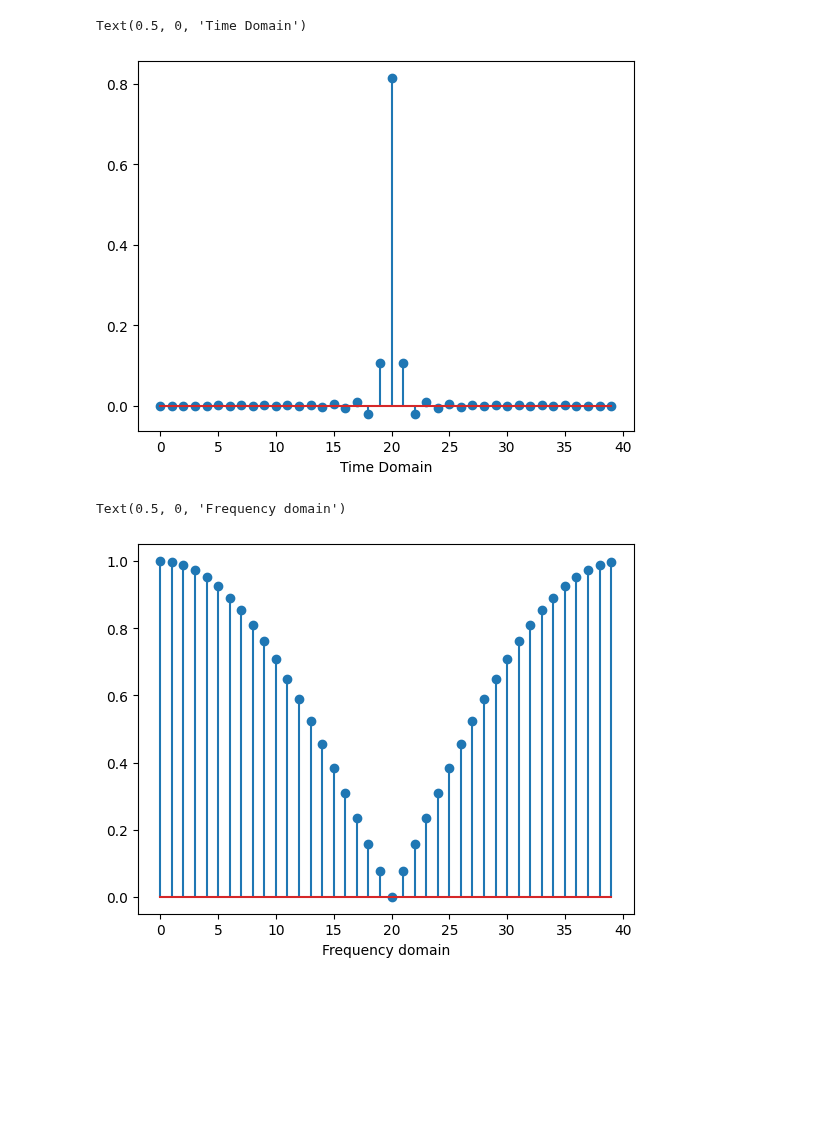
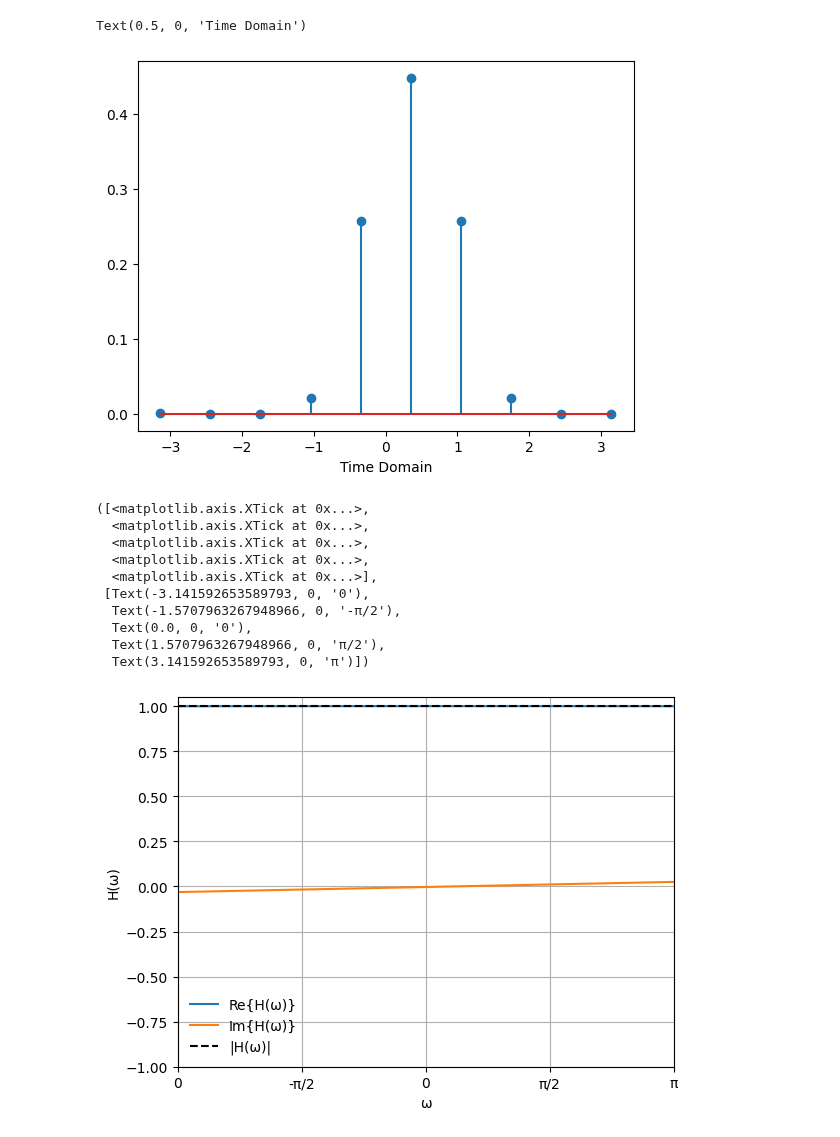
Before and after one commit to DylanReidRamelli/Bachelor-Project-2023, a Jupyter notebook: notebook/filter.ipynb, the cells around one changed output. Saved outputs shown, nothing was run; the diff lists cells and outputs as text; code cells hidden in the pictures; blank space fills up the shorter version.

```diff
--- a/notebook/filter.ipynb
+++ b/notebook/filter.ipynb
@@ -49,21 +88,72 @@ Text(0.5, 0, 'Frequencies.')
 # %%
 # Inverse Fourier Transform of the filter, fftshifted. TIME DOMAIN
 h = np.fft.ifft(H)
-plt.stem(np.arange(filter_size), np.fft.fftshift(h).real)
+plt.stem(np.linspace(-np.pi, np.pi, filter_size), np.fft.fftshift(h).real)
 plt.xlabel("Time Domain")
 # %% [output]
 Text(0.5, 0, 'Time Domain')
-[figure, old version]
+[figure, new version]
 # %%
 #Shift phase. Based on size of filter since it is that which we are shifting now.
-SHIFT = 20.5
+SHIFT = 20.01
 delta = SHIFT % 1
 L = np.zeros(filter_size, dtype=complex)
 for i in range(filter_size):
     L[i] = np.exp(-2j * np.pi * delta * wavenum(i,filter_size)/filter_size)
-plt.stem(np.arange(filter_size), L.real)
-plt.xlabel("Frequency domain")
+
+
+
+# for i in range(filter_size):
+#     L[i] = np.exp(-2j * np.pi * delta * i/filter_size)
+
+# x /= np.linspace(-np.pi, np.pi ,filter_size)
+# plt.stem(x, np.fft.fftshift(L.real))
+
+
+# fig, ax = plt.subplots()
+
+# import matplotlib.ticker as tck
+
+
+# ax.plot(x,  np.fft.fftshift(L.real), label="Re H(ω)")
+# ax.plot(np.arange(filter_size),  np.fft.fftshift(L).imag, linewidth=2.5, label="Im F(ω)")
+# ax.plot(np.arange(filter_size),  np.abs(np.fft.fftshift(L)), linewidth=2.5, label = "|F(ω)|", linestyle='dashed', color='black')
+# ax.grid()
+# ax.legend(loc='center',frameon=False)
+# plt.xlabel("ω")
+# plt.ylabel("H(ω)")
+
+
+
+fig, ax = plt.subplots()
+x = np.linspace(-np.pi, np.pi ,filter_size)
+ax.plot(x, np.fft.fftshift(L.real), label="Re{H(ω)}")
+ax.plot(x, -np.fft.fftshift(L.imag), label="Im{H(ω)}")
+plt.xlabel("ω")
+plt.ylabel("H(ω)")
+ax.plot(x, np.abs(np.fft.fftshift(L)), label="|H(ω)|", linestyle='dashed', color='black')
+plt.xlim([-np.pi, np.pi])
+plt.ylim([-1,1.05])
+plt.legend(frameon=False)
+plt.grid()
+# ax.spines['top'].set_visible(False)
+# ax.spines['right'].set_visible(False)
+# ax.spines['bottom'].set_visible(False)
+# ax.spines['left'].set_visible(False)
+plt.xticks([-np.pi, -np.pi/2, 0,  np.pi/2, np.pi], ['0','-π/2', '0', 'π/2','π'])
+
+# plt.stem(np.linspace(-np.pi, np.pi, filter_size), L.real)
+# plt.xlabel("Frequency domain")
 # %% [output]
-Text(0.5, 0, 'Frequency domain')
+([<matplotlib.axis.XTick at 0x...>,
+  <matplotlib.axis.XTick at 0x...>,
+  <matplotlib.axis.XTick at 0x...>,
+  <matplotlib.axis.XTick at 0x...>,
+  <matplotlib.axis.XTick at 0x...>],
+ [Text(-3.141592653589793, 0, '0'),
+  Text(-1.5707963267948966, 0, '-π/2'),
+  Text(0.0, 0, '0'),
+  Text(1.5707963267948966, 0, 'π/2'),
+  Text(3.141592653589793, 0, 'π')])
-[figure, old version]
+[figure, new version]
 # %%
```
Also changed, not shown: parts of 9 cells of this notebook, 49 other files.
